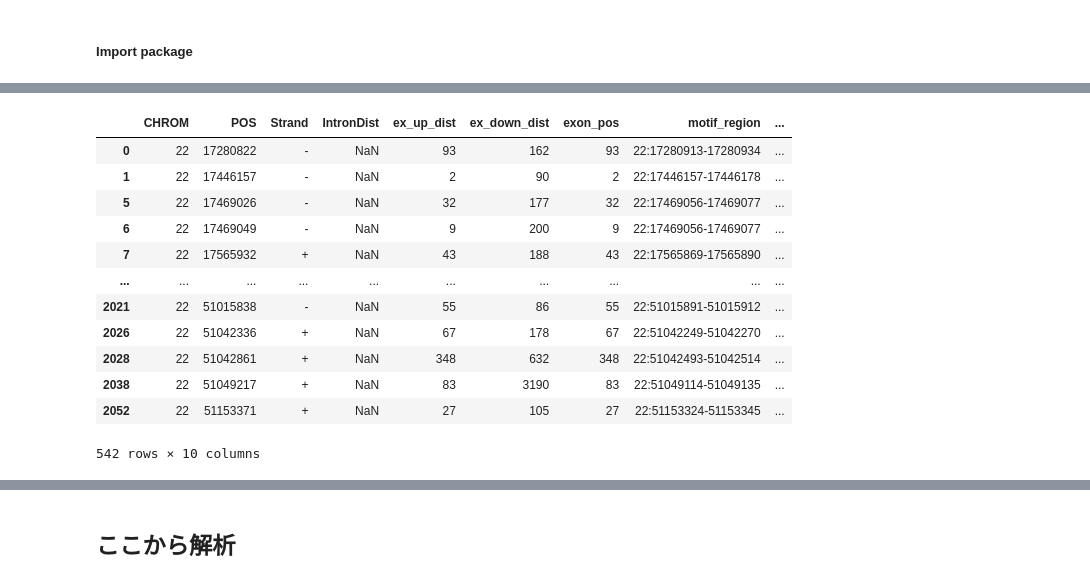
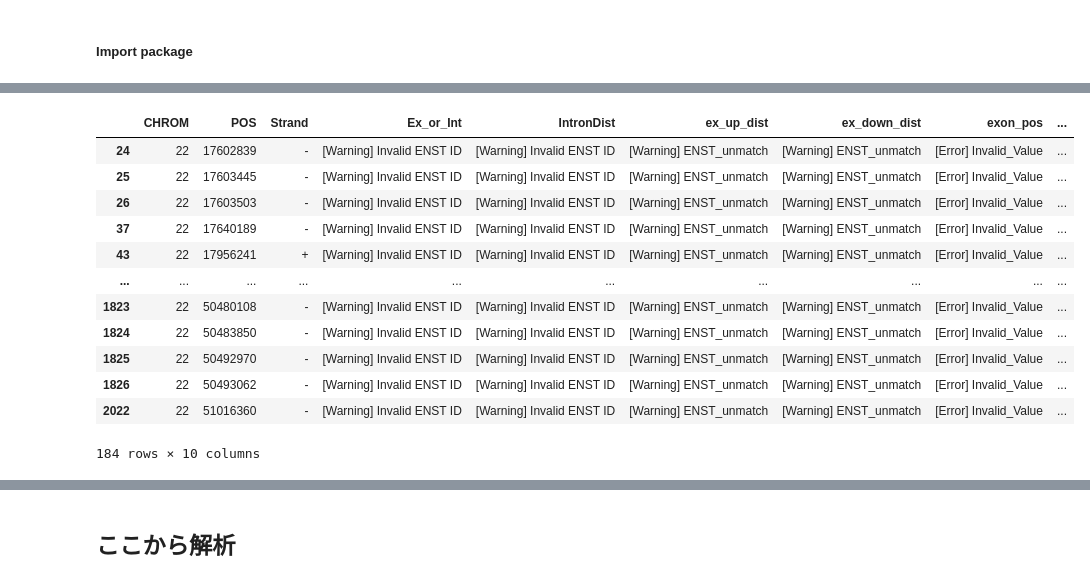
Before and after one commit to ysut/nar, a Jupyter notebook: ValidationData/TP/additional/gnomad_all.ipynb, the cells around one changed output, grey strips where cells are left out. Cells and saved outputs as stored; diff of their text form; code cells hidden in the pictures.

```diff
--- a/ValidationData/TP/additional/gnomad_all.ipynb
+++ b/ValidationData/TP/additional/gnomad_all.ipynb
@@ -260,6 +264,11 @@ df['IntronDist'] = df.progress_apply(
 logger.info('Classify "Canonical" splice site or "Non-canonical" splice site...')
 df = posparser.classifying_canonical(df)
 
+df['Ex_or_Int'] = np.where(
+    df['IntronDist'] == "[Warning] Invalid ENST ID", "[Warning] Invalid ENST ID",
+    np.where(df['IntronDist'].isnull(), 'Exonic', 'Intronic')
+)
+
 tbx_anno = pysam.TabixFile(gencode_gff)
 df['exon_loc'] = df.progress_apply(
     posparser.calc_exon_loc, tabixfile=tbx_anno, enstcolname='ENST', axis=1)
@@ -269,7 +278,6 @@ df.drop(columns=['exon_loc'], inplace=True)
 
 #2-2. Select minimum distance from upstream distance and downstream distance
 df['exon_pos'] = df.parallel_apply(posparser.select_exon_pos, axis=1)
-
 
 #2-3. Relative exon location
 df['prc_exon_loc'] = df.parallel_apply(posparser.calc_prc_exon_loc, axis=1)
@@ -288,21 +296,21 @@ df['SpliceType'] = df.parallel_apply(posparser.select_donor_acceptor, axis=1)
 # %%
-l = ['CHROM', 'POS', 'Strand', 'IntronDist','ex_up_dist', 'ex_down_dist', 'exon_pos', 'motif_region', 'exon_splice_site', 'SpliceType']
+l = ['CHROM', 'POS', 'Strand', 'Ex_or_Int','IntronDist','ex_up_dist', 'ex_down_dist', 'exon_pos', 'exon_splice_site', 'SpliceType']
 # df.loc[((df['ex_down_dist'] != "[Warning] ENST_unmatch") & (df['ex_up_dist'] != "[Warning] ENST_unmatch") & (df['SpliceType'] == "Donor_ex")), l]
-df.loc[(df['SpliceType'] == "Acceptor_ex"), l]
+df.loc[(df['Ex_or_Int'] == "[Warning] Invalid ENST ID"), l]
 # %% [output]
-|  | CHROM | POS | Strand | IntronDist | ex_up_dist | ex_down_dist | exon_pos | motif_region | ... |
-| 0 | 22 | 17280822 | - | NaN | 93 | 162 | 93 | 22:17280913-17280934 | ... |
-| 1 | 22 | 17446157 | - | NaN | 2 | 90 | 2 | 22:17446157-17446178 | ... |
-| 5 | 22 | 17469026 | - | NaN | 32 | 177 | 32 | 22:17469056-17469077 | ... |
-| 6 | 22 | 17469049 | - | NaN | 9 | 200 | 9 | 22:17469056-17469077 | ... |
-| 7 | 22 | 17565932 | + | NaN | 43 | 188 | 43 | 22:17565869-17565890 | ... |
+|  | CHROM | POS | Strand | Ex_or_Int | IntronDist | ex_up_dist | ex_down_dist | exon_pos | ... |
+| 24 | 22 | 17602839 | - | [Warning] Invalid ENST ID | [Warning] Invalid ENST ID | [Warning] ENST_unmatch | [Warning] ENST_unmatch | [Error] Invalid_Value | ... |
+| 25 | 22 | 17603445 | - | [Warning] Invalid ENST ID | [Warning] Invalid ENST ID | [Warning] ENST_unmatch | [Warning] ENST_unmatch | [Error] Invalid_Value | ... |
+| 26 | 22 | 17603503 | - | [Warning] Invalid ENST ID | [Warning] Invalid ENST ID | [Warning] ENST_unmatch | [Warning] ENST_unmatch | [Error] Invalid_Value | ... |
+| 37 | 22 | 17640189 | - | [Warning] Invalid ENST ID | [Warning] Invalid ENST ID | [Warning] ENST_unmatch | [Warning] ENST_unmatch | [Error] Invalid_Value | ... |
+| 43 | 22 | 17956241 | + | [Warning] Invalid ENST ID | [Warning] Invalid ENST ID | [Warning] ENST_unmatch | [Warning] ENST_unmatch | [Error] Invalid_Value | ... |
 | ... | ... | ... | ... | ... | ... | ... | ... | ... | ... |
-| 2021 | 22 | 51015838 | - | NaN | 55 | 86 | 55 | 22:51015891-51015912 | ... |
-| 2026 | 22 | 51042336 | + | NaN | 67 | 178 | 67 | 22:51042249-51042270 | ... |
-| 2028 | 22 | 51042861 | + | NaN | 348 | 632 | 348 | 22:51042493-51042514 | ... |
-| 2038 | 22 | 51049217 | + | NaN | 83 | 3190 | 83 | 22:51049114-51049135 | ... |
-| 2052 | 22 | 51153371 | + | NaN | 27 | 105 | 27 | 22:51153324-51153345 | ... |
+| 1823 | 22 | 50480108 | - | [Warning] Invalid ENST ID | [Warning] Invalid ENST ID | [Warning] ENST_unmatch | [Warning] ENST_unmatch | [Error] Invalid_Value | ... |
+| 1824 | 22 | 50483850 | - | [Warning] Invalid ENST ID | [Warning] Invalid ENST ID | [Warning] ENST_unmatch | [Warning] ENST_unmatch | [Error] Invalid_Value | ... |
+| 1825 | 22 | 50492970 | - | [Warning] Invalid ENST ID | [Warning] Invalid ENST ID | [Warning] ENST_unmatch | [Warning] ENST_unmatch | [Error] Invalid_Value | ... |
+| 1826 | 22 | 50493062 | - | [Warning] Invalid ENST ID | [Warning] Invalid ENST ID | [Warning] ENST_unmatch | [Warning] ENST_unmatch | [Error] Invalid_Value | ... |
+| 2022 | 22 | 51016360 | - | [Warning] Invalid ENST ID | [Warning] Invalid ENST ID | [Warning] ENST_unmatch | [Warning] ENST_unmatch | [Error] Invalid_Value | ... |
-542 rows × 10 columns
+184 rows × 10 columns
 # %%
 # def get_query_motif(row):
 #     query_chr: str = f'{row["CHROM"]}'
```
Also changed, not shown: parts of 5 cells of this notebook, 15 other files.
